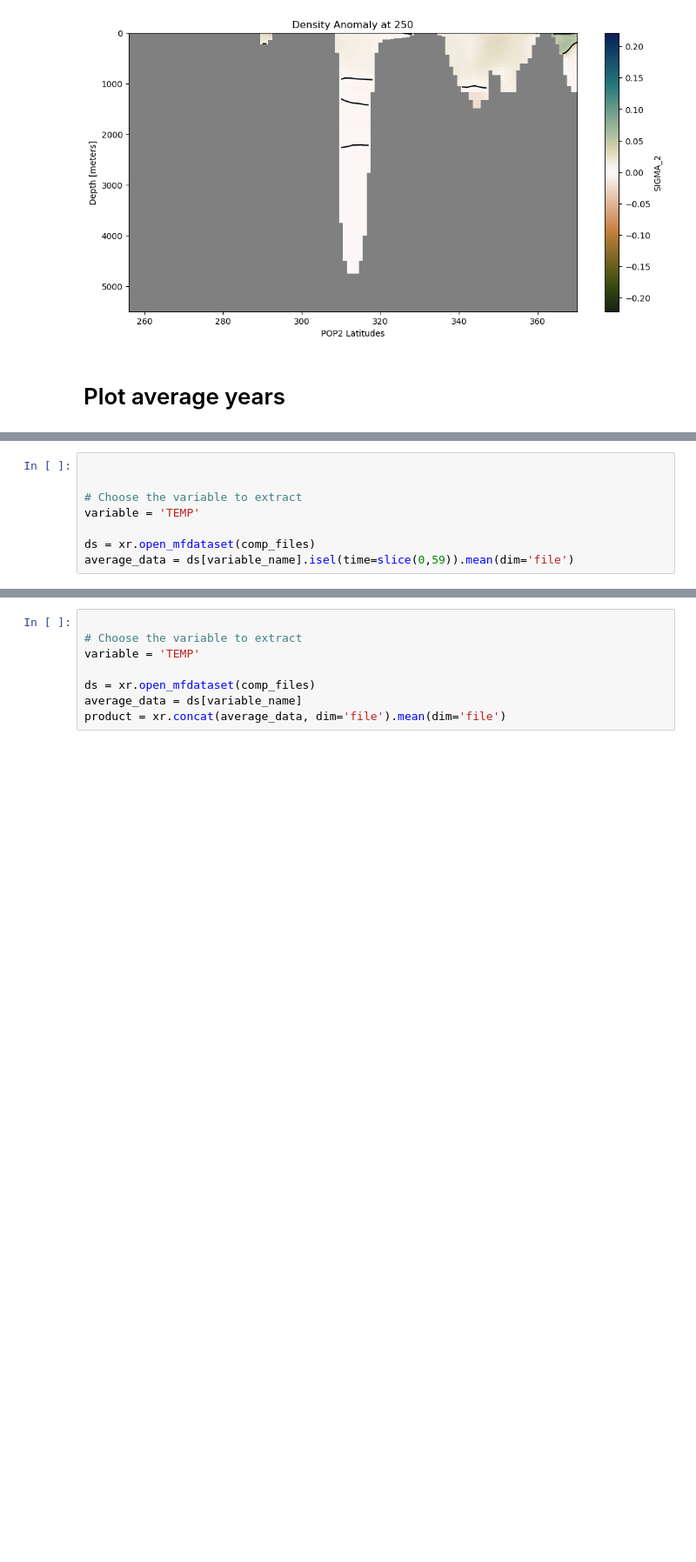
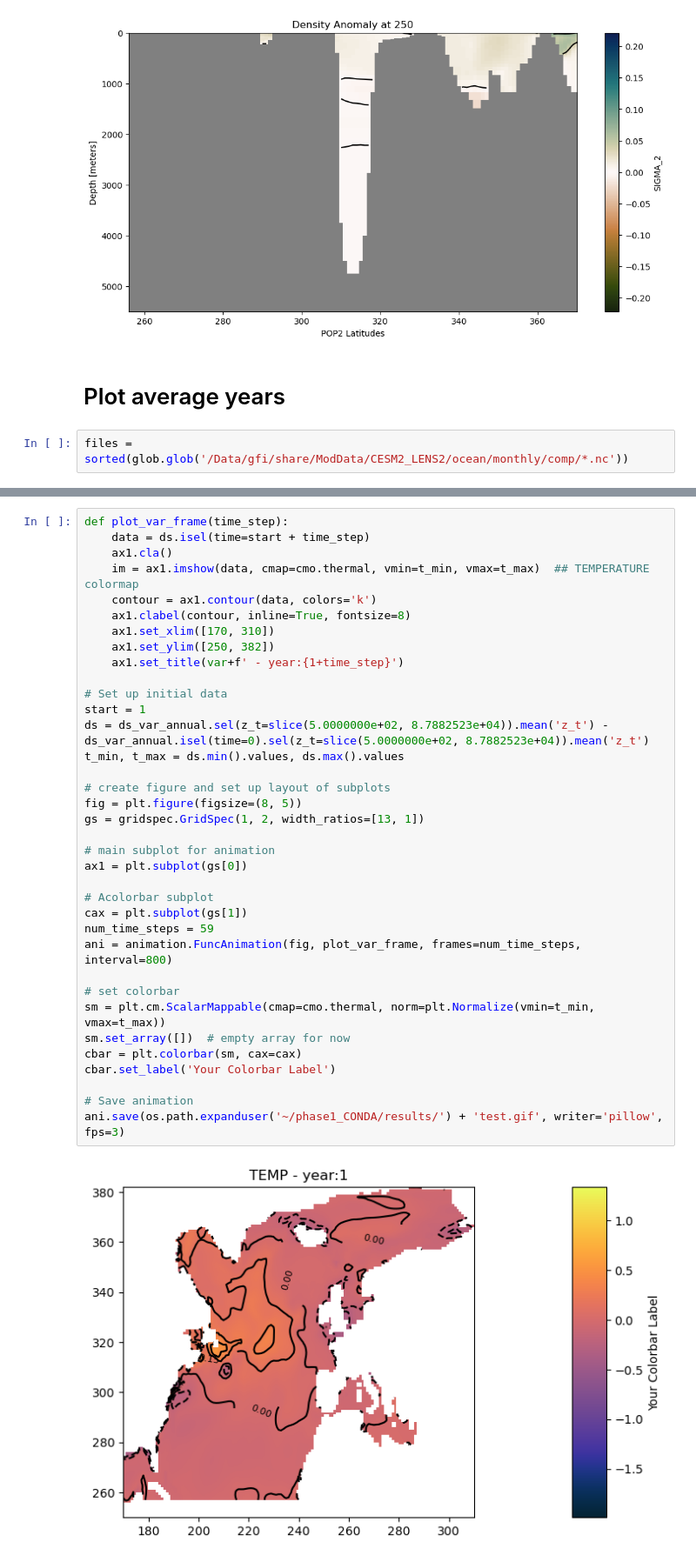
Before and after one commit to inagler/current, a Jupyter notebook: Additional_figures_composite.ipynb, the cells around one changed output, grey strips where cells are left out. Shown at 87% size. Drawn from its saved outputs; the diff is of its cells as text; blank space fills up the shorter version.

```diff
--- a/Additional_figures_composite.ipynb
+++ b/Additional_figures_composite.ipynb
@@ -132,4 +134,6 @@ for nlon in nlons:
 [figure]
 # %% [markdown]
 # Plot average years
+# %%
+files = sorted(glob.glob('/Data/gfi/share/ModData/CESM2_LENS2/ocean/monthly/comp/*.nc'))
 # %%
@@ -168,8 +166,0 @@ for i in range(len(comp_files)):
-# %%
-
-
-# Choose the variable to extract
-variable = 'TEMP'
-
-ds = xr.open_mfdataset(comp_files)
-average_data = ds[variable_name].isel(time=slice(0,59)).mean(dim='file')
@@ -178,8 +167,38 @@ ValueError: Resulting object does not have monotonic global indexes along dimens
-# %%
-
-# Choose the variable to extract
-variable = 'TEMP'
-
-ds = xr.open_mfdataset(comp_files)
-average_data = ds[variable_name]
-product = xr.concat(average_data, dim='file').mean(dim='file')
+# %%
+def plot_var_frame(time_step):
+    data = ds.isel(time=start + time_step)
+    ax1.cla()
+    im = ax1.imshow(data, cmap=cmo.thermal, vmin=t_min, vmax=t_max)  ## TEMPERATURE colormap
+    contour = ax1.contour(data, colors='k')
+    ax1.clabel(contour, inline=True, fontsize=8)
+    ax1.set_xlim([170, 310])
+    ax1.set_ylim([250, 382])
+    ax1.set_title(var+f' - year:{1+time_step}')
+
+# Set up initial data
+start = 1
+ds = ds_var_annual.sel(z_t=slice(5.0000000e+02, 8.7882523e+04)).mean('z_t') - ds_var_annual.isel(time=0).sel(z_t=slice(5.0000000e+02, 8.7882523e+04)).mean('z_t')
+t_min, t_max = ds.min().values, ds.max().values
+
+# create figure and set up layout of subplots
+fig = plt.figure(figsize=(8, 5))
+gs = gridspec.GridSpec(1, 2, width_ratios=[13, 1])
+
+# main subplot for animation
+ax1 = plt.subplot(gs[0])
+
+# Acolorbar subplot
+cax = plt.subplot(gs[1])
+num_time_steps = 59
+ani = animation.FuncAnimation(fig, plot_var_frame, frames=num_time_steps, interval=800)
+
+# set colorbar
+sm = plt.cm.ScalarMappable(cmap=cmo.thermal, norm=plt.Normalize(vmin=t_min, vmax=t_max))
+sm.set_array([])  # empty array for now
+cbar = plt.colorbar(sm, cax=cax)
+cbar.set_label('Your Colorbar Label')
+
+# Save animation
+ani.save(os.path.expanduser('~/phase1_CONDA/results/') + 'test.gif', writer='pillow', fps=3)
+# %% [output]
+[figure, added]
```
Also changed, not shown: parts of 9 cells of this notebook, 5 other files.
